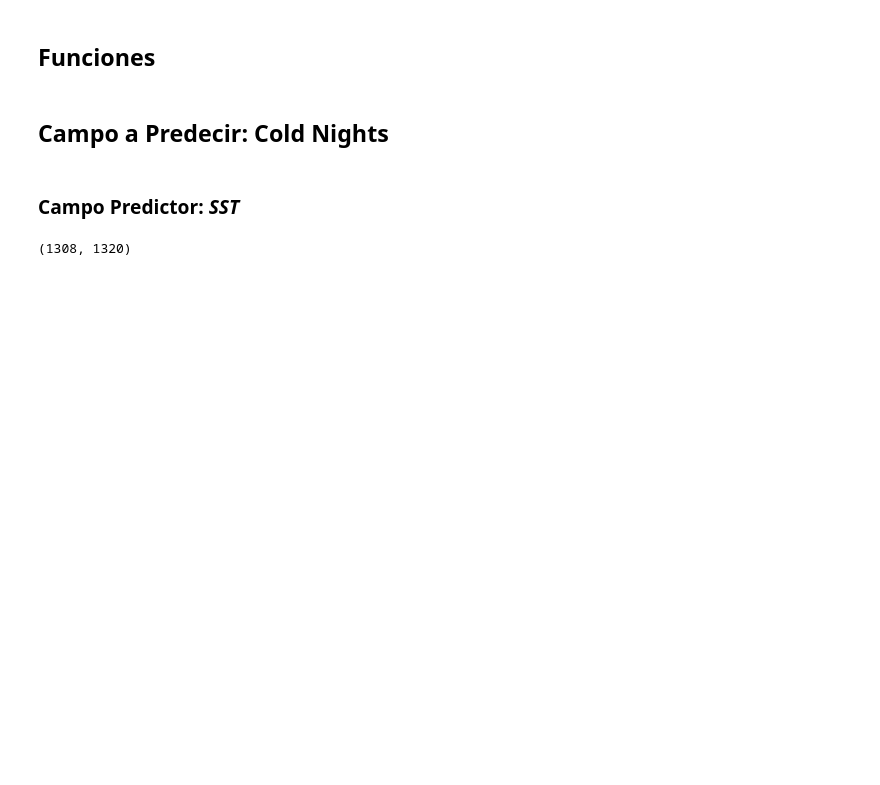
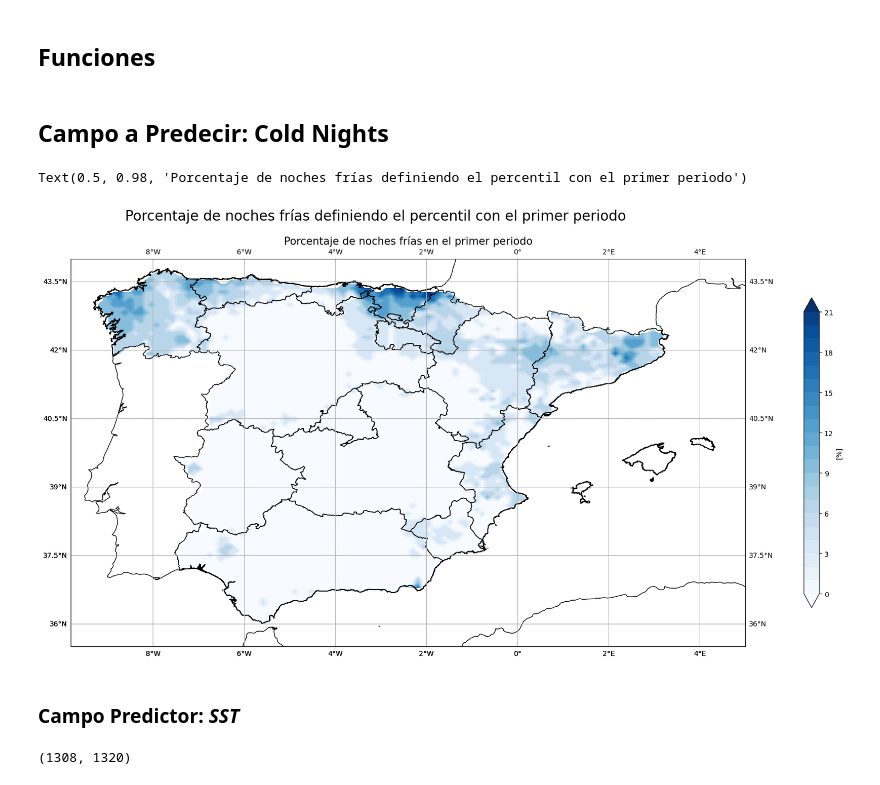
Before and after one commit to nagoremeabe/practica_3, a Jupyter notebook: parte_4_sst.ipynb, the cells around one changed output. Saved outputs shown, nothing was run; the diff lists cells and outputs as text; code cells hidden in the pictures; blank space fills up the shorter version.

```diff
--- a/parte_4_sst.ipynb
+++ b/parte_4_sst.ipynb
@@ -378,6 +378,48 @@ tn10_primavera = np.asarray(tn10_primavera)
 
 # calculo las anomalias
 tn10_anom = anom(np.transpose(tn10_primavera), 109, 'pp')
+# %%
+# Para pintar los bordes de las comunidades autónomas se utilizan datos de https://gadm.org/download_country.html
+fname = 'data/mapas/gadm41_ESP_1.shp'
+
+adm1_shapes = list(shpreader.Reader(fname).geometries())
+
+# selecciono un dia en especifico
+perc_1_mean = tn10_remallado.sel(time = '1998-01-01')
+
+# representamos el porcentaje para cada punto de la malla de datos
+fig = plt.figure(figsize=(30,10), tight_layout=False)
+ax1 = fig.add_subplot(111, projection=ccrs.PlateCarree())
+cbarticks = np.arange(0,22,1)
+
+gl = ax1.gridlines(draw_labels = True)
+gl.ylabels_right = False
+gl.xlabels_top   = False
+
+cmap= 'Blues'
+unidades= '[%]'
+
+im=ax1.contourf(perc_1_mean.lon, perc_1_mean.lat, perc_1_mean, cbarticks,cmap = cmap, extend='both',
+                  vmin = 0, vmax = 22)
+
+# pintamos las líneas de costa y las fronteras de comunidades
+ax1.coastlines(resolution='10m')
+ax1.add_geometries(adm1_shapes, ccrs.PlateCarree(), # cuidado con los sistemas de coordenadas, esto esta definido solo para este sistema
+                  edgecolor='black', facecolor='None', alpha=1)
+ax1.set_global()
+ax1.gridlines(draw_labels = True,linestyle='--',alpha=0.7,zorder=1) # añadimos ejes
+ax1.set_extent([-9.8,5,35.5,44], ccrs.PlateCarree()) # fijamos los límites del plot
+
+# determino el colotbar
+fig.colorbar(im,ax=ax1,shrink=0.8, label=unidades,orientation='vertical')
+
+# titulo superior y titulos - ESTO DEBERÍA CAMBIARLO
+ax1.set_title('Porcentaje de noches frías en el primer periodo',fontsize=15)
+fig.suptitle('Porcentaje de noches frías definiendo el percentil con el primer periodo',
+             fontsize = 20)
+# %% [output]
+Text(0.5, 0.98, 'Porcentaje de noches frías definiendo el percentil con el primer periodo')
+[figure, added]
 # %% [markdown]
 ### Campo Predictor: *SST*
 # %%
```
Also changed, not shown: parts of 15 cells of this notebook, 3 other files.
